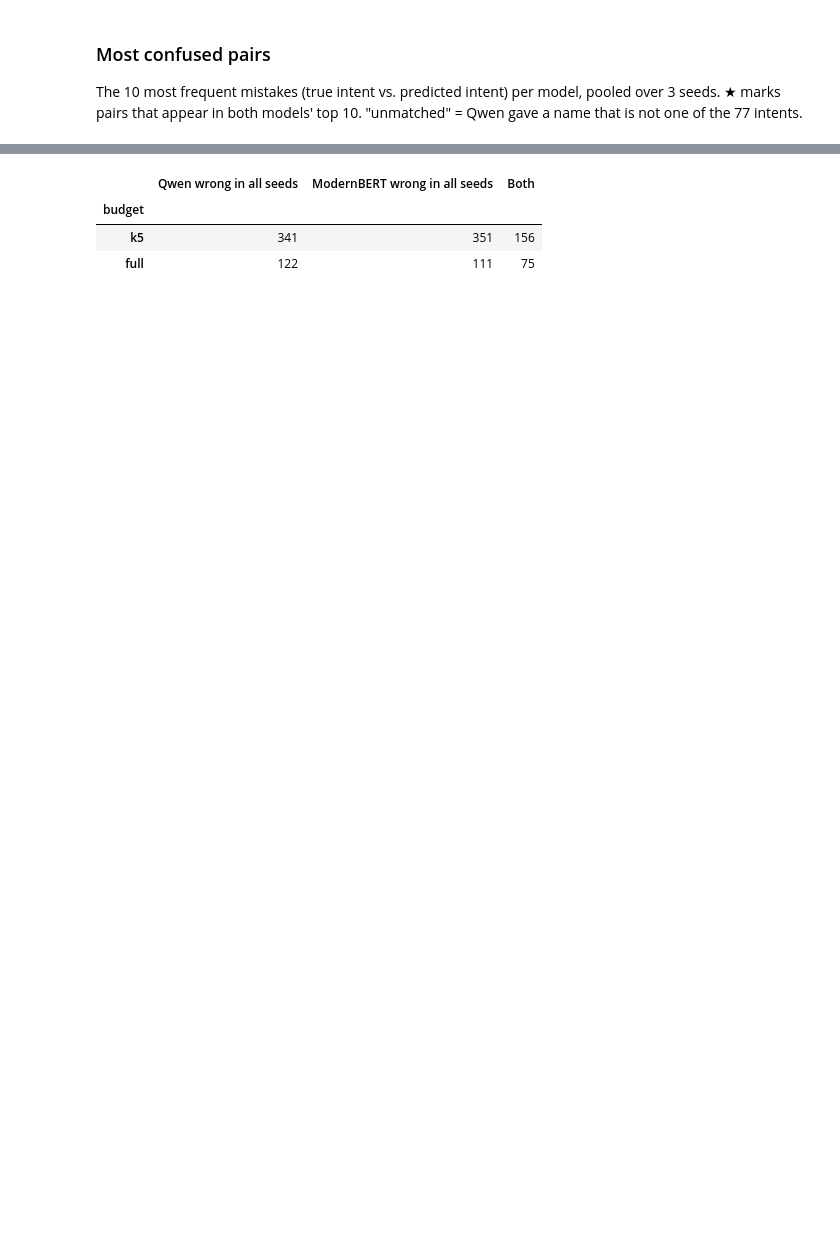
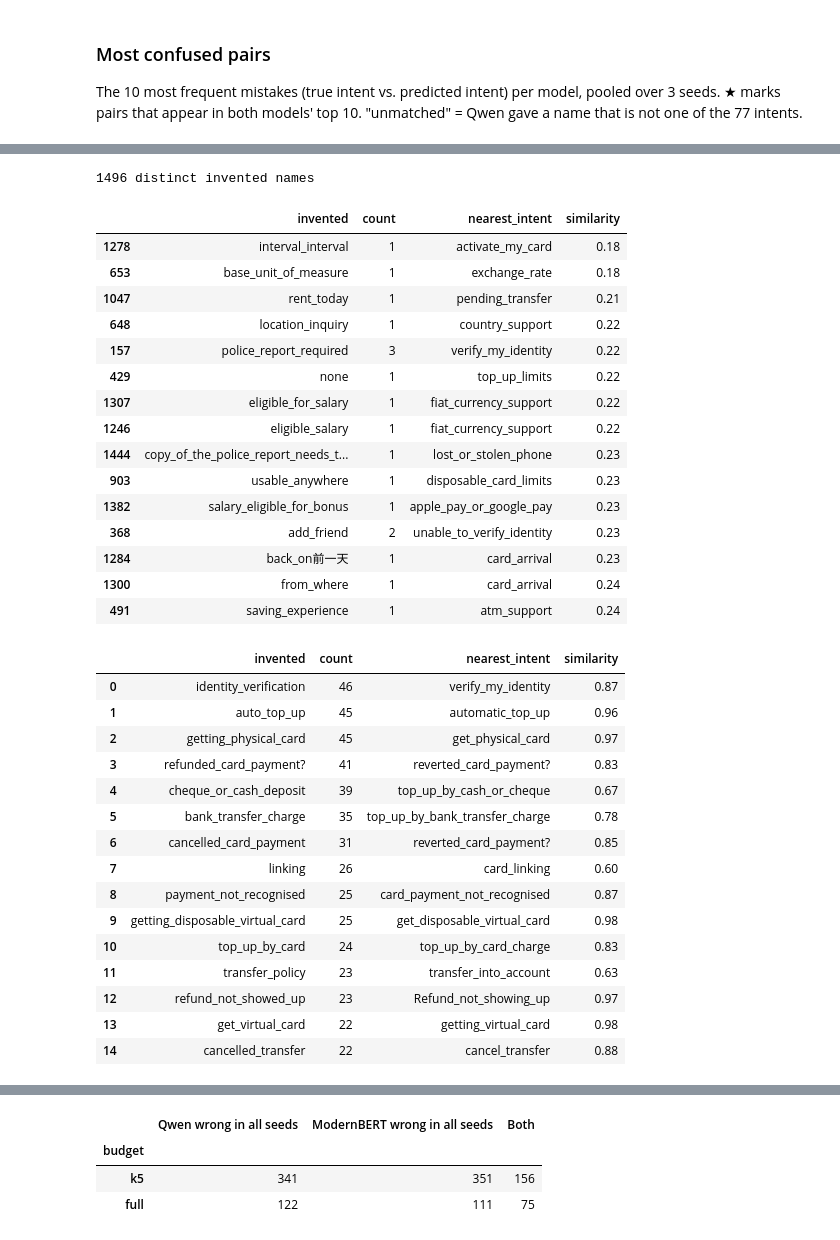
Before and after one commit to csugasi/DATASCI266-Banking77-Encoder-vs-Decoder, a Jupyter notebook: notebooks/error_analysis.ipynb, the cells around one changed output, grey strips where cells are left out. Saved outputs shown, nothing was run; the diff lists cells and outputs as text; code cells hidden in the pictures; blank space fills up the shorter version.

```diff
--- a/notebooks/error_analysis.ipynb
+++ b/notebooks/error_analysis.ipynb
@@ -210,16 +226,0 @@ How often Qwen outputs a name that is not one of the 77 intents (counted as wron
-# %%
-rows = []
-zs = ev.load_predictions(ev.RESULTS / "qwen_zeroshot_zeroshot_seed0_test.csv")
-rows.append({"budget": "zeroshot", "unmatched_%": round(100 * (zs["predicted_label"] == -1).mean(), 1)})
-
-for b in ["k1", "k3", "k5", "k10", "k20", "k30", "p50", "full"]:
-    rates = [(ev.load_predictions(ev.RESULTS / f"qwen_sft_{b}_seed{s}_test.csv")["predicted_label"] == -1).mean()
-             for s in ev.SEEDS]
-    rows.append({"budget": b, "unmatched_%": round(100 * sum(rates) / 3, 1)})
-
-display(pd.DataFrame(rows).set_index("budget"))
-
-# Most common invented names at k1 (3 seeds pooled)
-k1 = pd.concat([ev.load_predictions(ev.RESULTS / f"qwen_sft_k1_seed{s}_test.csv") for s in ev.SEEDS])
-print("Most common invented names at k1:")
-display(k1[k1["predicted_label"] == -1]["raw_output"].value_counts().head(10))
@@ -257,0 +306,16 @@ Name: count, dtype: int64
+# %%
+from sentence_transformers import SentenceTransformer
+
+embedder = SentenceTransformer("all-MiniLM-L6-v2")
+
+def clean(text):
+    """'identity_verification' -> 'identity verification' (same normalizing idea as match_intent)."""
+    return str(text).strip().strip("\"'`").rstrip(".?").replace("_", " ").lower()
+
+label_vecs = embedder.encode([clean(n) for n in names], normalize_embeddings=True)
+
+def nearest_intent(texts):
+    """Closest real intent and its cosine similarity for each text."""
+    vecs = embedder.encode([clean(t) for t in texts], normalize_embeddings=True)
+    sims = vecs @ label_vecs.T
+    return sims.argmax(axis=1), sims.max(axis=1)
@@ -257,0 +325,47 @@ Name: count, dtype: int64
+# %%
+files = ([ev.RESULTS / f"{m}_zeroshot_seed0_test.csv" for m in ZERO_SHOT] +
+         [ev.RESULTS / f"qwen_sft_{b}_seed{s}_test.csv" for b in ALL_BUDGETS for s in ev.SEEDS])
+unmatched = pd.concat([ev.load_predictions(f) for f in files]).query("predicted_label == -1")["raw_output"]
+
+counts = unmatched.value_counts()
+idx, sim = nearest_intent(counts.index)
+mapping = pd.DataFrame({"invented": counts.index, "count": counts.values,
+                        "nearest_intent": [names[i] for i in idx], "similarity": sim.round(2)})
+
+print(len(mapping), "distinct invented names")
+display(mapping.sort_values("similarity").head(15))   # weakest matches: where it goes wrong
+display(mapping.head(15))                            # most frequent invented names
+# %% [output]
+1496 distinct invented names
+|  | invented | count | nearest_intent | similarity |
+| 1278 | interval_interval | 1 | activate_my_card | 0.18 |
+| 653 | base_unit_of_measure | 1 | exchange_rate | 0.18 |
+| 1047 | rent_today | 1 | pending_transfer | 0.21 |
+| 648 | location_inquiry | 1 | country_support | 0.22 |
+| 157 | police_report_required | 3 | verify_my_identity | 0.22 |
+| 429 | none | 1 | top_up_limits | 0.22 |
+| 1307 | eligible_for_salary | 1 | fiat_currency_support | 0.22 |
+| 1246 | eligible_salary | 1 | fiat_currency_support | 0.22 |
+| 1444 | copy_of_the_police_report_needs_t... | 1 | lost_or_stolen_phone | 0.23 |
+| 903 | usable_anywhere | 1 | disposable_card_limits | 0.23 |
+| 1382 | salary_eligible_for_bonus | 1 | apple_pay_or_google_pay | 0.23 |
+| 368 | add_friend | 2 | unable_to_verify_identity | 0.23 |
+| 1284 | back_on前一天 | 1 | card_arrival | 0.23 |
+| 1300 | from_where | 1 | card_arrival | 0.24 |
+| 491 | saving_experience | 1 | atm_support | 0.24 |
+|  | invented | count | nearest_intent | similarity |
+| 0 | identity_verification | 46 | verify_my_identity | 0.87 |
+| 1 | auto_top_up | 45 | automatic_top_up | 0.96 |
+| 2 | getting_physical_card | 45 | get_physical_card | 0.97 |
+| 3 | refunded_card_payment? | 41 | reverted_card_payment? | 0.83 |
+| 4 | cheque_or_cash_deposit | 39 | top_up_by_cash_or_cheque | 0.67 |
+| 5 | bank_transfer_charge | 35 | top_up_by_bank_transfer_charge | 0.78 |
+| 6 | cancelled_card_payment | 31 | reverted_card_payment? | 0.85 |
+| 7 | linking | 26 | card_linking | 0.60 |
+| 8 | payment_not_recognised | 25 | card_payment_not_recognised | 0.87 |
+| 9 | getting_disposable_virtual_card | 25 | get_disposable_virtual_card | 0.98 |
+| 10 | top_up_by_card | 24 | top_up_by_card_charge | 0.83 |
+| 11 | transfer_policy | 23 | transfer_into_account | 0.63 |
+| 12 | refund_not_showed_up | 23 | Refund_not_showing_up | 0.97 |
+| 13 | get_virtual_card | 22 | getting_virtual_card | 0.98 |
+| 14 | cancelled_transfer | 22 | cancel_transfer | 0.88 |
```
Also changed, not shown: parts of 25 cells of this notebook, 1 other file.
